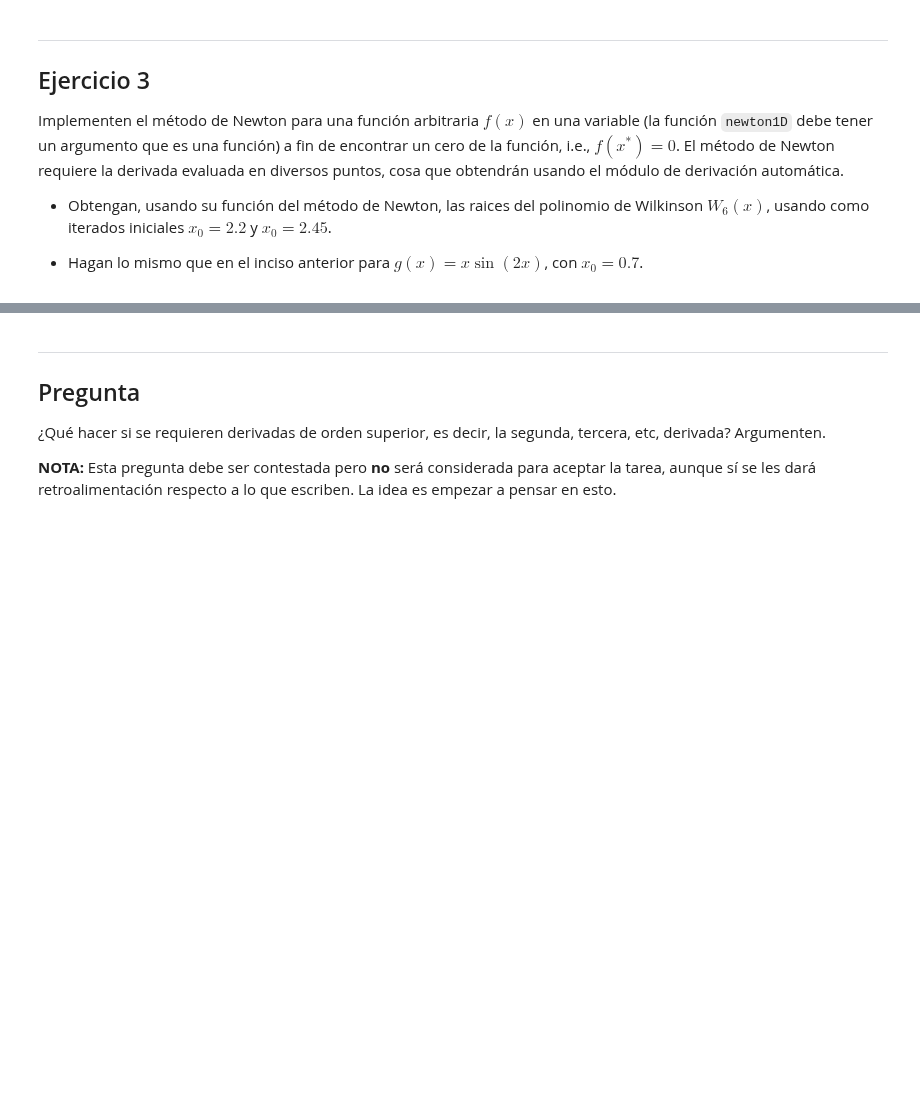
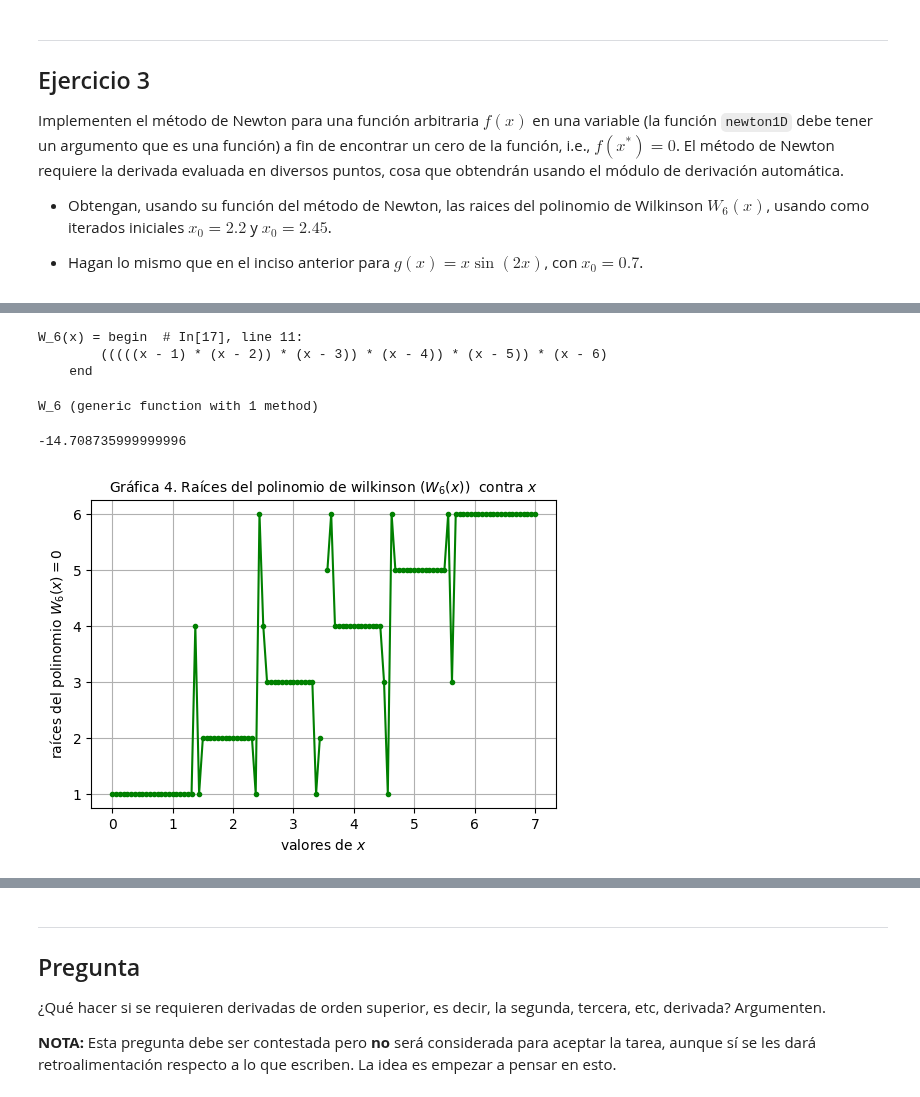
Before and after one commit to lbenet/2017-2_TSFisComputacional-1, a Jupyter notebook: tareas/rene/Tarea4.ipynb, the cells around one changed output, grey strips where cells are left out. Drawn from its saved outputs; the diff is of its cells as text; code cells hidden in the pictures; blank space fills up the shorter version.

```diff
--- a/tareas/rene/Tarea4.ipynb
+++ b/tareas/rene/Tarea4.ipynb
@@ -264,3 +264,23 @@ Implementen el método de Newton para una función arbitraria $f(x)$ en una vari
 - Obtengan, usando su función del método de Newton, las raices del polinomio de Wilkinson $W_{6}(x)$, usando como iterados iniciales $x_0=2.2$ y $x_0=2.45$.
 
 - Hagan lo mismo que en el inciso anterior para $g(x) = x \sin(2x)$, con $x_0=0.7$.
+# %%
+"""
+    calcula_raices(f,condiciones_iniciales)
+
+Esta función calcula las raices de una función `f(x)`, que debe haberse definido,
+considerando distintos valores de las condiciones iniciales en el intervalo
+\$ x\\in [a,b] \$ , y devuelve los resultados obtenidos en un vector. h es el incremento
+"""
+function calcula_raices(f,condiciones_iniciales)
+    raices = similar(condiciones_iniciales)#condiciones_iniciales = a:h:b
+    for (j, x_0) in enumerate(condiciones_iniciales)
+        x = x_0
+        for i in 1:100
+            a=f(xdual(x))
+            x = x - a.fun/a.der
+        end
+        raices[j] = x
+    end
+    return raices
+end
@@ -266,0 +315,37 @@ Implementen el método de Newton para una función arbitraria $f(x)$ en una vari
+# %%
+nombre(n::Int) = Symbol( string("W_", n) )
+
+function wilkinson(n::Int)
+    # Checo que `n` sea >= 1
+    @assert n >= 1
+
+    ex = :(x-1)
+    for i = 2:n
+        ex = :( ($ex) * ( x-$i) )
+    end
+    ex_ret = :( $(nombre(n))(x) = $ex )
+    println(ex_ret)#ex_ret
+    @eval $ex_ret
+end
+
+wilkinson(6)
+# %% [output]
+W_6(x) = begin  # In[17], line 11:
+        (((((x - 1) * (x - 2)) * (x - 3)) * (x - 4)) * (x - 5)) * (x - 6)
+    end
+W_6 (generic function with 1 method)
+# %%
+W_6(1.2)
+# %% [output]
+-14.708735999999996
+# %%
+rango=0:1/2^4:7
+raices = calcula_raices( W_6,rango)
+figure(figsize=(6,4))
+plot(rango, raices, "g.-")
+title(L"Gráfica 4. Raíces del polinomio de wilkinson ($W_6(x)$)  contra $x$", fontsize=10)
+xlabel(L"valores de $x$")
+ylabel(L"raíces del polinomio $W_6(x)=0$")
+grid()
+# %% [output]
+[figure, added]
```
Also changed, not shown: parts of 6 cells of this notebook.
